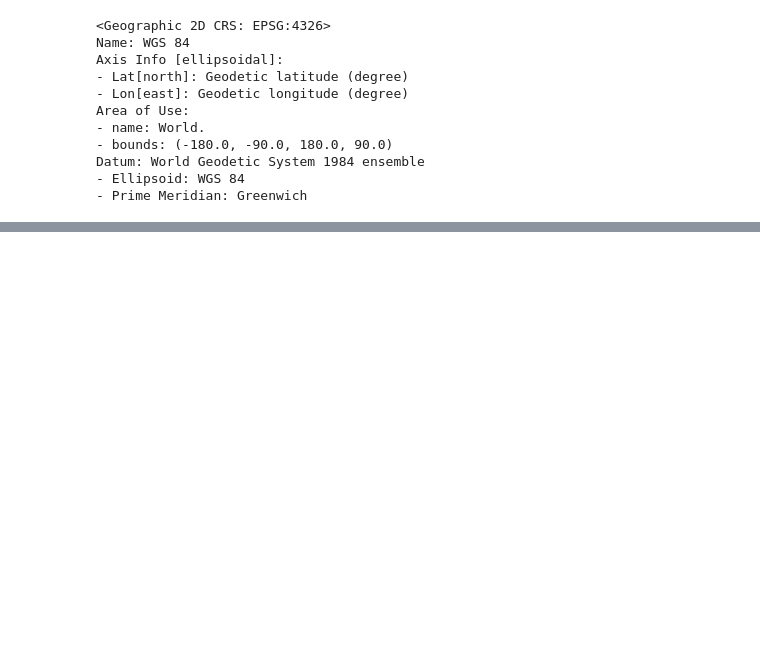
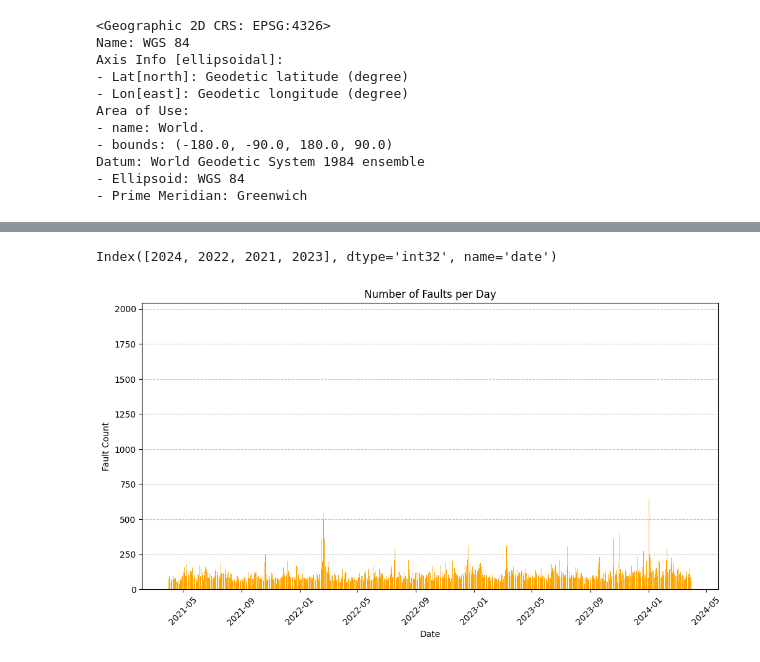
Before and after one commit to neilpaulmartin/geospatial-flooding, a Jupyter notebook: notebooks/ukpn-eda.ipynb, the cells around one changed output, grey strips where cells are left out. Saved outputs shown, nothing was run; the diff lists cells and outputs as text; code cells hidden in the pictures; blank space fills up the shorter version.

Commit message:
commiting sanity check for EPN region and the fault counts

```diff
--- a/notebooks/ukpn-eda.ipynb
+++ b/notebooks/ukpn-eda.ipynb
@@ -448 +500,6 @@ memory usage: 14.5+ MB
+# %%
+faults['mei_code'] = faults['mei_code'].astype('category')
+faults['cause_code'] = faults['cause_code'].astype('category')
+faults['ee_coding'] = faults['ee_coding'].astype('category')
+faults['licence_area'] = faults['licence_area'].astype('category')
 # %%
@@ -493,5 +551,5 @@ Datum: World Geodetic System 1984 ensemble
 - Ellipsoid: WGS 84
 - Prime Meridian: Greenwich
 # %%
-rain = rain_gdf.to_crs(epsg=27700)
-faults = faults_gdf.to_crs(epsg=27700)
+rain = rain.to_crs(epsg=27700)
+faults = faults.to_crs(epsg=27700)
@@ -497,0 +600,14 @@ faults = faults_gdf.to_crs(epsg=27700)
+# %%
+faults_epn = faults[faults['licence_area'] == 'EPN']
+# %%
+faults_epn['date'] = faults_epn['start_date_time'].dt.date
+
+faults_epn = faults_epn.set_index('date')
+
+faults_epn.index = pd.to_datetime(faults_epn.index)
+
+fault_counts = faults_epn.groupby(faults_epn.index).size()
+
+faults_epn['fault_counts'] = faults_epn.index.map(fault_counts)
+
+faults_epn['minutes_lost'] = (faults_epn['end_date_time'] - faults_epn['start_date_time']).dt.total_seconds() / 60
@@ -497,0 +652,15 @@ faults = faults_gdf.to_crs(epsg=27700)
+# %%
+faults_epn.index.year.unique()
+# %% [output]
+Index([2024, 2022, 2021, 2023], dtype='int32', name='date')
+# %%
+plt.figure(figsize=(12, 6))
+plt.bar(faults_epn.index, faults_epn['fault_counts'], color='orange')
+plt.title('Number of Faults per Day')
+plt.xlabel('Date')
+plt.ylabel('Fault Count')
+plt.xticks(rotation=45)
+plt.grid(axis='y', linestyle='--', alpha=0.7)
+plt.show()
+# %% [output]
+[figure, added]
```
Also changed, not shown: parts of 40 cells of this notebook, 1 other file.
